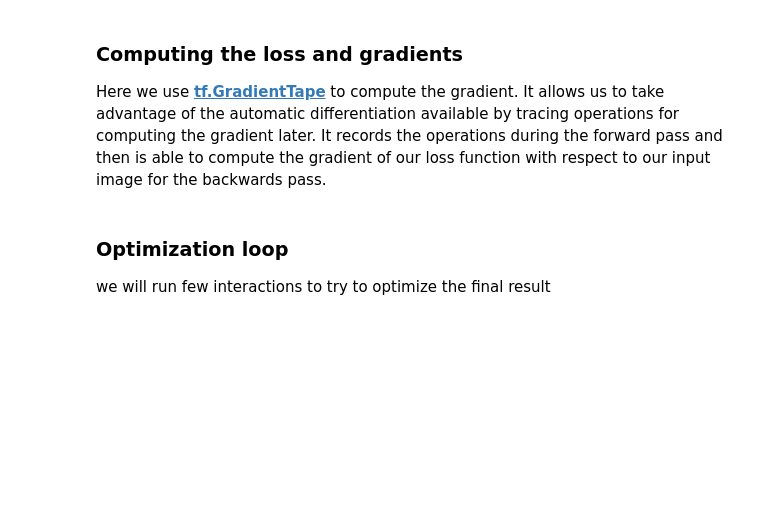
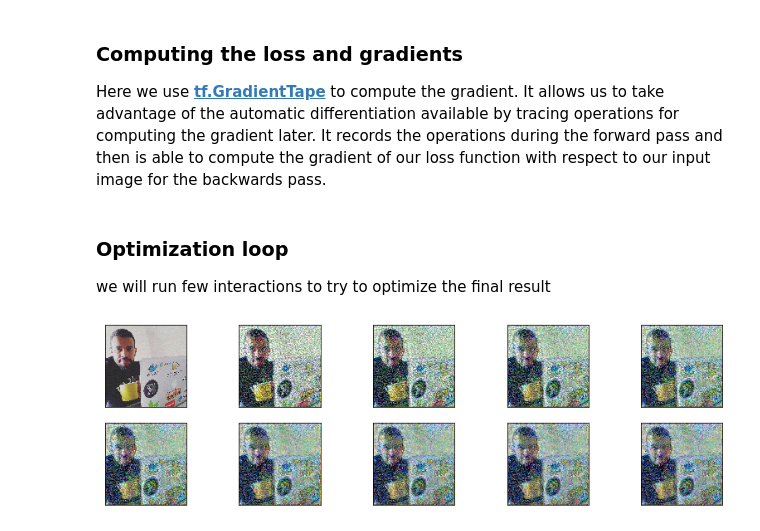
Before and after one commit to apssouza22/computer-vision, a Jupyter notebook: zb-style-transference.ipynb, the cells around one changed output. Cells and saved outputs as stored; diff of their text form; code cells hidden in the pictures; blank space fills up the shorter version.

```diff
--- a/zb-style-transference.ipynb
+++ b/zb-style-transference.ipynb
@@ -401,6 +401,8 @@ def run_style_transfer(content_path, style_path, num_iterations=1000, content_we
 # %%
 # This will take awhile on a CPU, you might chose to reduce the number of interactions
 # is possible to see the improvement happening in the image below
-best, best_loss = run_style_transfer(content_path,  style_path, num_iterations=500)
+best, best_loss = run_style_transfer(content_path,  style_path, num_iterations=200)
+# %% [output]
+[figure, added]
 # %%
 show_results(best, content_path, style_path)
```
Also changed, not shown: parts of 2 cells of this notebook, 2 other files.
